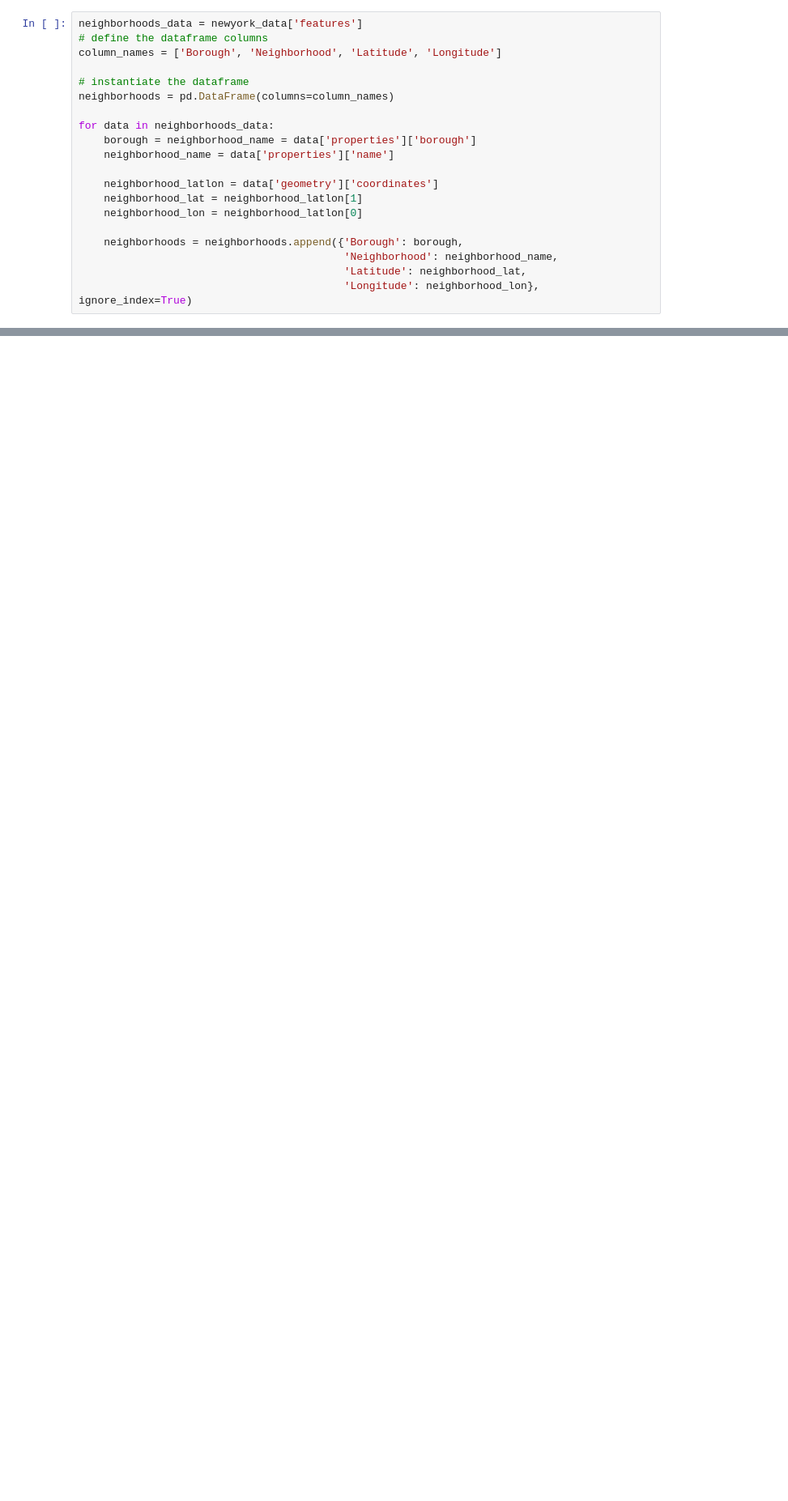
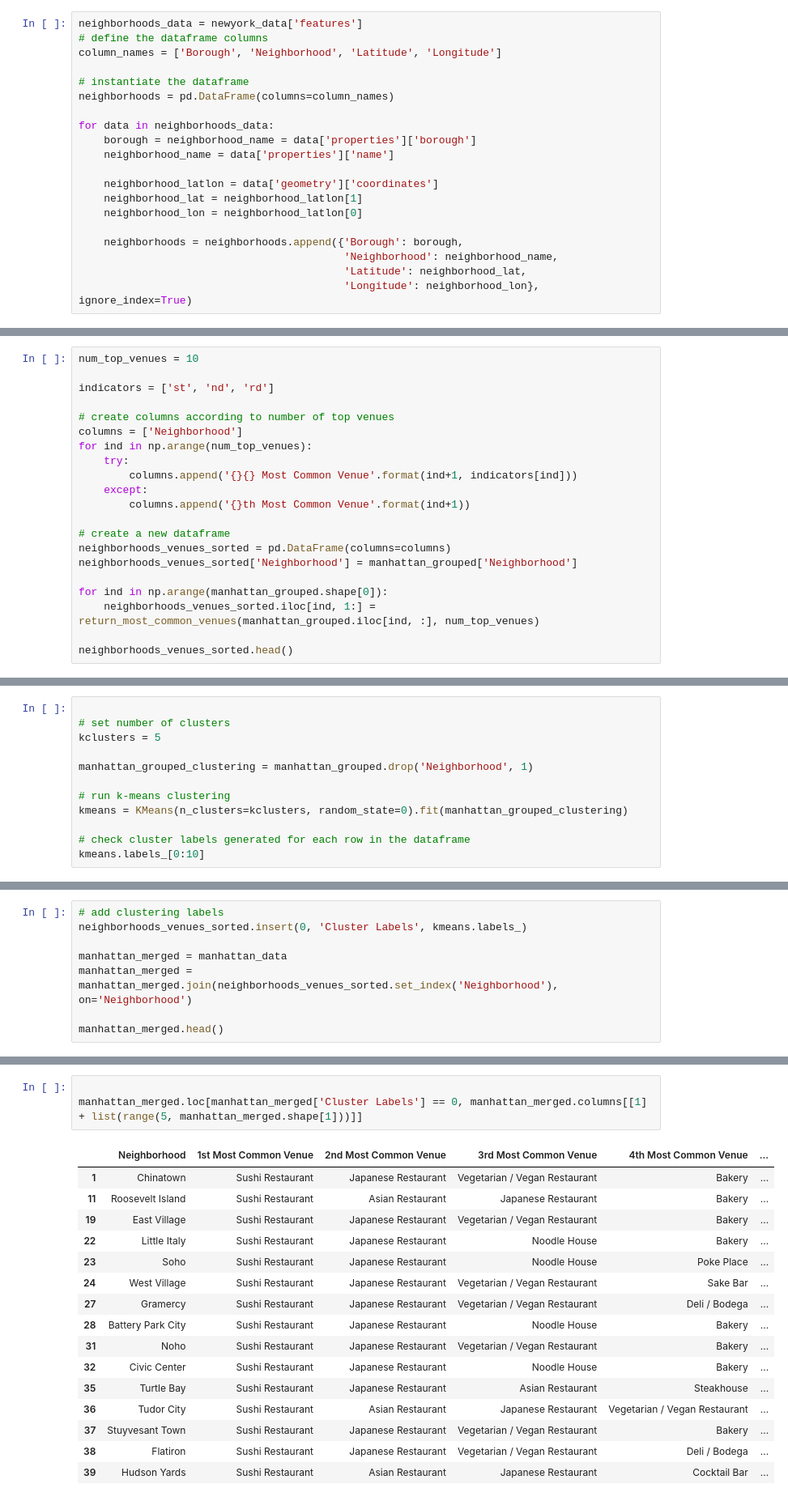
Before and after one commit to z-scientist-ai/Coursera_Capstone, a Jupyter notebook: Applied Data Science Capstone Week 4 -new york.ipynb, the cells around one changed output, grey strips where cells are left out. Shown at 81% size. Cells and saved outputs as stored; diff of their text form; blank space fills up the shorter version.

```diff
--- a/Applied Data Science Capstone Week 4 -new york.ipynb
+++ b/Applied Data Science Capstone Week 4 -new york.ipynb
@@ -146,0 +377,21 @@ for data in neighborhoods_data:
+# %%
+num_top_venues = 10
+
+indicators = ['st', 'nd', 'rd']
+
+# create columns according to number of top venues
+columns = ['Neighborhood']
+for ind in np.arange(num_top_venues):
+    try:
+        columns.append('{}{} Most Common Venue'.format(ind+1, indicators[ind]))
+    except:
+        columns.append('{}th Most Common Venue'.format(ind+1))
+
+# create a new dataframe
+neighborhoods_venues_sorted = pd.DataFrame(columns=columns)
+neighborhoods_venues_sorted['Neighborhood'] = manhattan_grouped['Neighborhood']
+
+for ind in np.arange(manhattan_grouped.shape[0]):
+    neighborhoods_venues_sorted.iloc[ind, 1:] = return_most_common_venues(manhattan_grouped.iloc[ind, :], num_top_venues)
+
+neighborhoods_venues_sorted.head()
@@ -146,0 +407,12 @@ for data in neighborhoods_data:
+# %%
+
+# set number of clusters
+kclusters = 5
+
+manhattan_grouped_clustering = manhattan_grouped.drop('Neighborhood', 1)
+
+# run k-means clustering
+kmeans = KMeans(n_clusters=kclusters, random_state=0).fit(manhattan_grouped_clustering)
+
+# check cluster labels generated for each row in the dataframe
+kmeans.labels_[0:10]
@@ -146,0 +421,8 @@ for data in neighborhoods_data:
+# %%
+# add clustering labels
+neighborhoods_venues_sorted.insert(0, 'Cluster Labels', kmeans.labels_)
+
+manhattan_merged = manhattan_data
+manhattan_merged = manhattan_merged.join(neighborhoods_venues_sorted.set_index('Neighborhood'), on='Neighborhood')
+
+manhattan_merged.head()
@@ -146,0 +462,20 @@ for data in neighborhoods_data:
+# %%
+
+manhattan_merged.loc[manhattan_merged['Cluster Labels'] == 0, manhattan_merged.columns[[1] + list(range(5, manhattan_merged.shape[1]))]]
+# %% [output]
+|  | Neighborhood | 1st Most Common Venue | 2nd Most Common Venue | 3rd Most Common Venue | 4th Most Common Venue | ... |
+| 1 | Chinatown | Sushi Restaurant | Japanese Restaurant | Vegetarian / Vegan Restaurant | Bakery | ... |
+| 11 | Roosevelt Island | Sushi Restaurant | Asian Restaurant | Japanese Restaurant | Bakery | ... |
+| 19 | East Village | Sushi Restaurant | Japanese Restaurant | Vegetarian / Vegan Restaurant | Bakery | ... |
+| 22 | Little Italy | Sushi Restaurant | Japanese Restaurant | Noodle House | Bakery | ... |
+| 23 | Soho | Sushi Restaurant | Japanese Restaurant | Noodle House | Poke Place | ... |
+| 24 | West Village | Sushi Restaurant | Japanese Restaurant | Vegetarian / Vegan Restaurant | Sake Bar | ... |
+| 27 | Gramercy | Sushi Restaurant | Japanese Restaurant | Vegetarian / Vegan Restaurant | Deli / Bodega | ... |
+| 28 | Battery Park City | Sushi Restaurant | Japanese Restaurant | Noodle House | Bakery | ... |
+| 31 | Noho | Sushi Restaurant | Japanese Restaurant | Vegetarian / Vegan Restaurant | Bakery | ... |
+| 32 | Civic Center | Sushi Restaurant | Japanese Restaurant | Noodle House | Bakery | ... |
+| 35 | Turtle Bay | Sushi Restaurant | Japanese Restaurant | Asian Restaurant | Steakhouse | ... |
+| 36 | Tudor City | Sushi Restaurant | Asian Restaurant | Japanese Restaurant | Vegetarian / Vegan Restaurant | ... |
+| 37 | Stuyvesant Town | Sushi Restaurant | Japanese Restaurant | Vegetarian / Vegan Restaurant | Bakery | ... |
+| 38 | Flatiron | Sushi Restaurant | Japanese Restaurant | Vegetarian / Vegan Restaurant | Deli / Bodega | ... |
+| 39 | Hudson Yards | Sushi Restaurant | Asian Restaurant | Japanese Restaurant | Cocktail Bar | ... |
```
Also changed, not shown: parts of 34 cells of this notebook.
